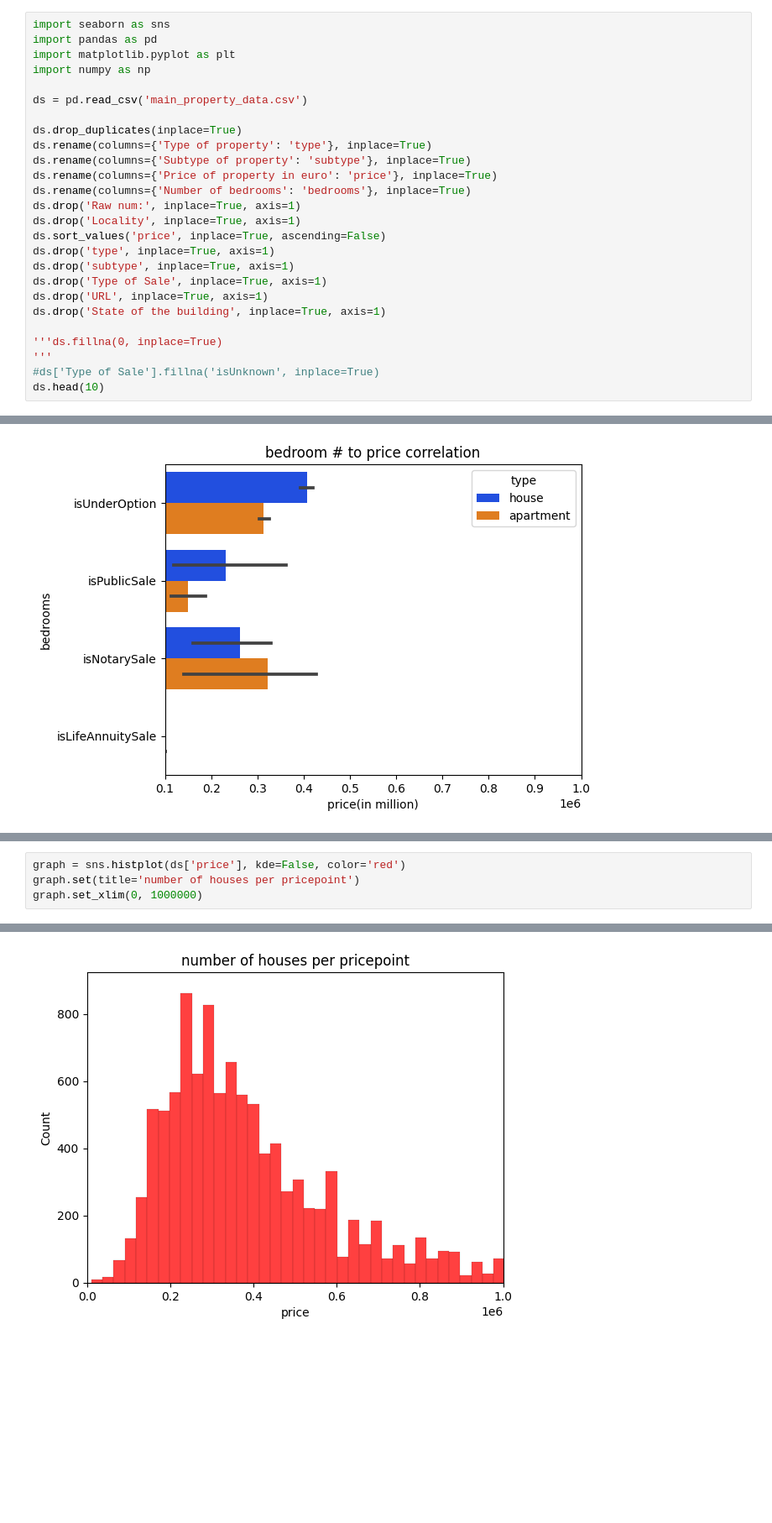
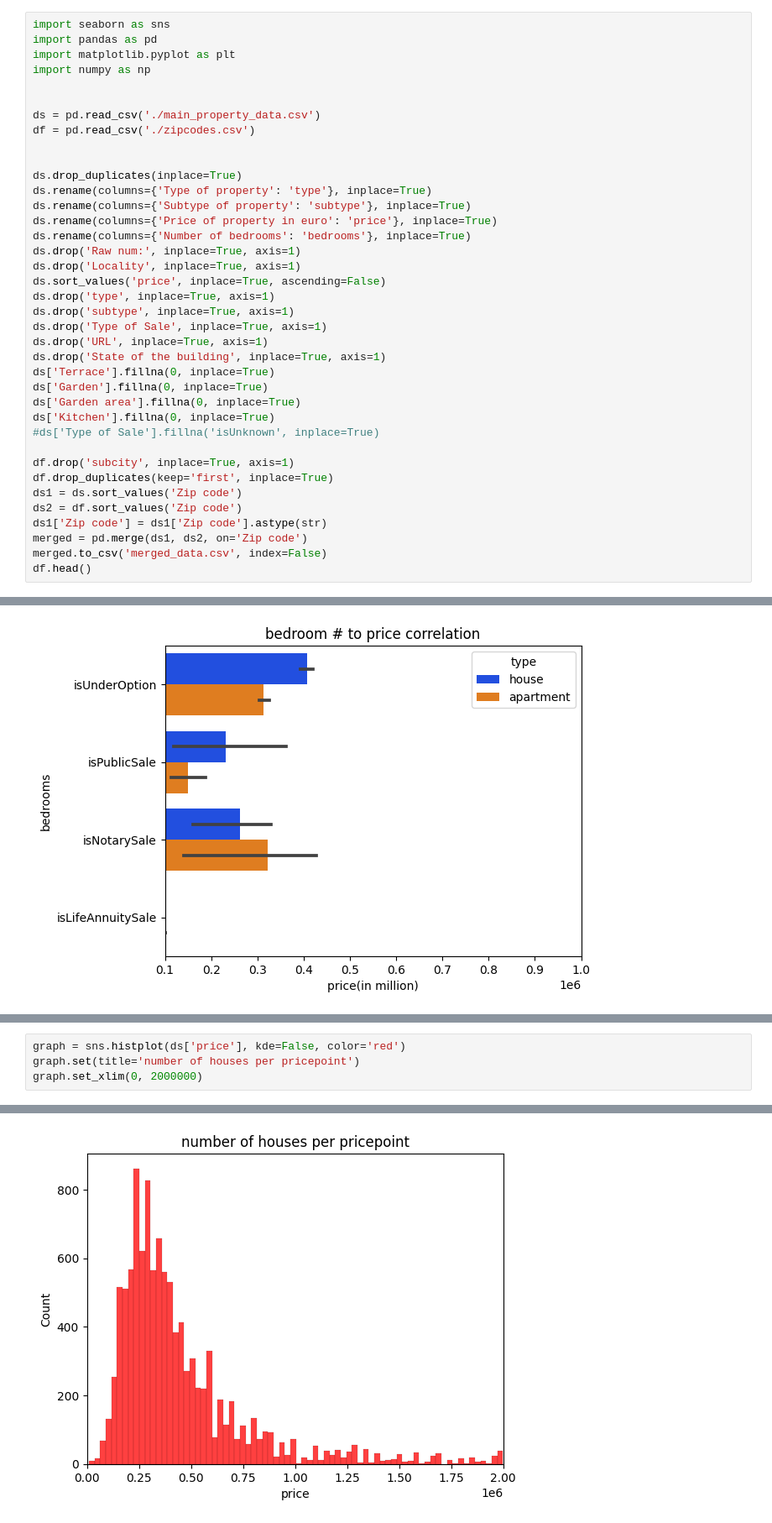
Before and after one commit to danielbauwens/Immo-Project-Data-Analysis, a Jupyter notebook: analysis.ipynb, the cells around one changed output, grey strips where cells are left out. Shown at 84% size. Saved outputs shown, nothing was run; the diff lists cells and outputs as text; blank space fills up the shorter version.

```diff
--- a/analysis.ipynb
+++ b/analysis.ipynb
@@ -4,7 +4,10 @@ import pandas as pd
 import matplotlib.pyplot as plt
 import numpy as np
 
-ds = pd.read_csv('main_property_data.csv')
+
+ds = pd.read_csv('./main_property_data.csv')
+df = pd.read_csv('./zipcodes.csv')
+
 
 ds.drop_duplicates(inplace=True)
 ds.rename(columns={'Type of property': 'type'}, inplace=True)
@@ -19,9 +22,18 @@ ds.drop('subtype', inplace=True, axis=1)
 ds.drop('Type of Sale', inplace=True, axis=1)
 ds.drop('URL', inplace=True, axis=1)
 ds.drop('State of the building', inplace=True, axis=1)
+ds['Terrace'].fillna(0, inplace=True)
+ds['Garden'].fillna(0, inplace=True)
+ds['Garden area'].fillna(0, inplace=True)
+ds['Kitchen'].fillna(0, inplace=True)
+#ds['Type of Sale'].fillna('isUnknown', inplace=True)
 
-'''ds.fillna(0, inplace=True)
-'''
-#ds['Type of Sale'].fillna('isUnknown', inplace=True)
-ds.head(10)
+df.drop('subcity', inplace=True, axis=1)
+df.drop_duplicates(keep='first', inplace=True)
+ds1 = ds.sort_values('Zip code')
+ds2 = df.sort_values('Zip code')
+ds1['Zip code'] = ds1['Zip code'].astype(str)
+merged = pd.merge(ds1, ds2, on='Zip code')
+merged.to_csv('merged_data.csv', index=False)
+df.head()
 # %% [output]
@@ -51,5 +59,5 @@ graph = sns.heatmap(graph_mx, annot=True, annot_kws={"size": 8}, fmt='.2f', cmap
 # %%
 graph = sns.histplot(ds['price'], kde=False, color='red')
 graph.set(title='number of houses per pricepoint')
-graph.set_xlim(0, 1000000)
+graph.set_xlim(0, 2000000)
 # %% [output]
@@ -57,4 +65,4 @@ graph.set_xlim(0, 1000000)
-[figure, old version]
+[figure, new version]
 # %%
 ds = pd.read_csv('main_property_data.csv')
 
```
Also changed, not shown: parts of 6 cells of this notebook, 2 other files.
